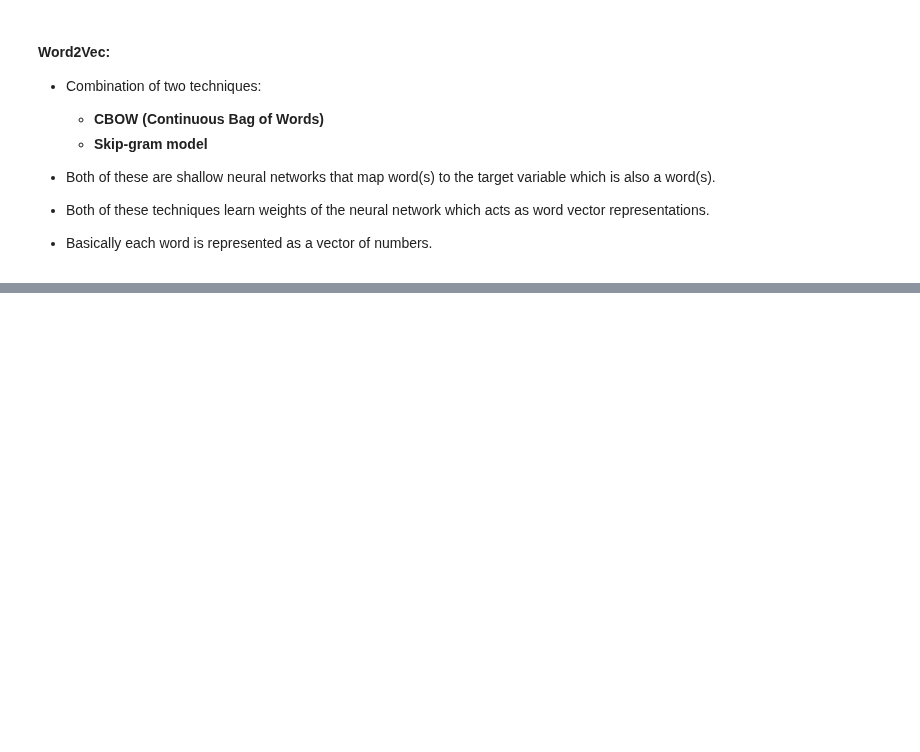
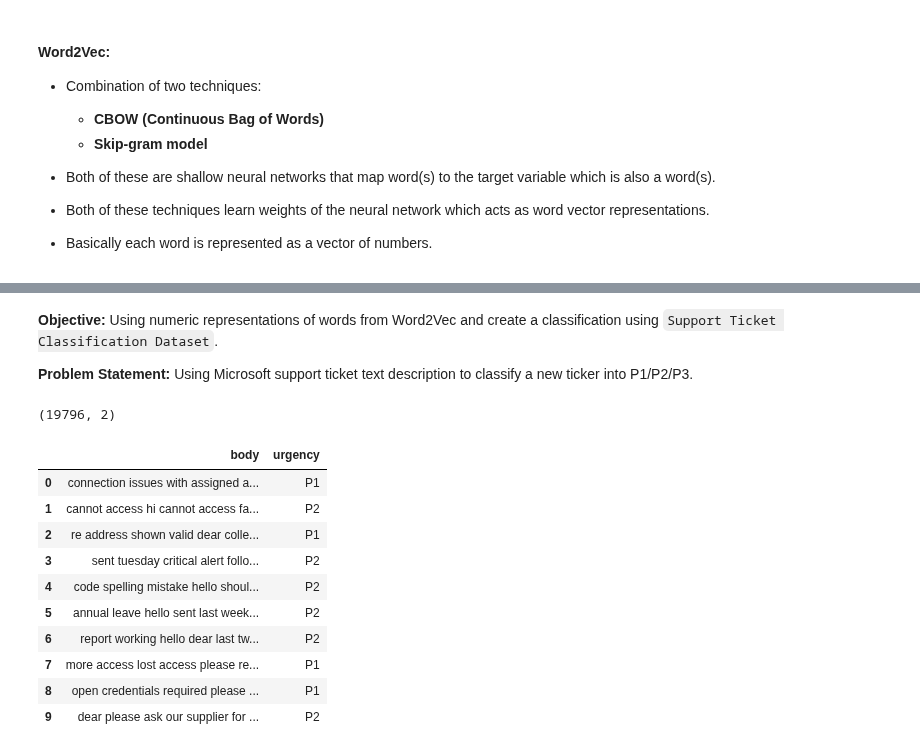
Before and after one commit to anish3565/Case_Studies, a Jupyter notebook: NLP/2. Classify_Text_Word2Vec.ipynb, the cells around one changed output, grey strips where cells are left out. Saved outputs shown, nothing was run; the diff lists cells and outputs as text; code cells hidden in the pictures; blank space fills up the shorter version.

```diff
--- a/NLP/2. Classify_Text_Word2Vec.ipynb
+++ b/NLP/2. Classify_Text_Word2Vec.ipynb
@@ -40,0 +52,33 @@ Note:
+# %% [markdown]
+**Objective:**
+Using numeric representations of words from Word2Vec and create a classification using `Support Ticket Classification Dataset`.
+
+**Problem Statement:**
+Using Microsoft support ticket text description to classify a new ticker into P1/P2/P3.
+# %%
+import pandas as pd
+import numpy as np
+import warnings
+warnings.filterwarnings('ignore')
+
+# Reading the data
+TicketData=pd.read_csv('../Datasets/supportTicketData.csv')
+
+# Shape of TicketData
+print(TicketData.shape)
+
+# Printing sample rows
+TicketData.head(10)
+# %% [output]
+(19796, 2)
+|  | body | urgency |
+| 0 | connection issues with assigned a... | P1 |
+| 1 | cannot access hi cannot access fa... | P2 |
+| 2 | re address shown valid dear colle... | P1 |
+| 3 | sent tuesday critical alert follo... | P2 |
+| 4 | code spelling mistake hello shoul... | P2 |
+| 5 | annual leave hello sent last week... | P2 |
+| 6 | report working hello dear last tw... | P2 |
+| 7 | more access lost access please re... | P1 |
+| 8 | open credentials required please ... | P1 |
+| 9 | dear please ask our supplier for ... | P2 |
```
Also changed, not shown: parts of 13 cells of this notebook.
